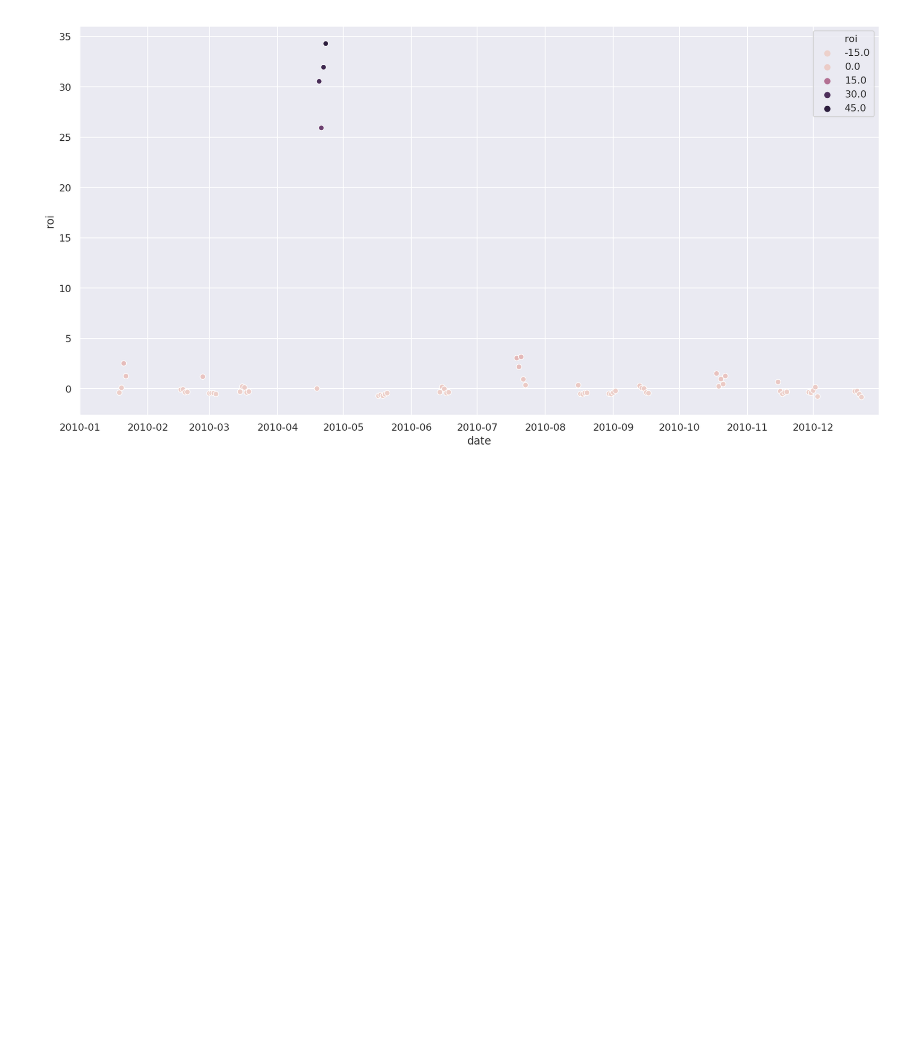
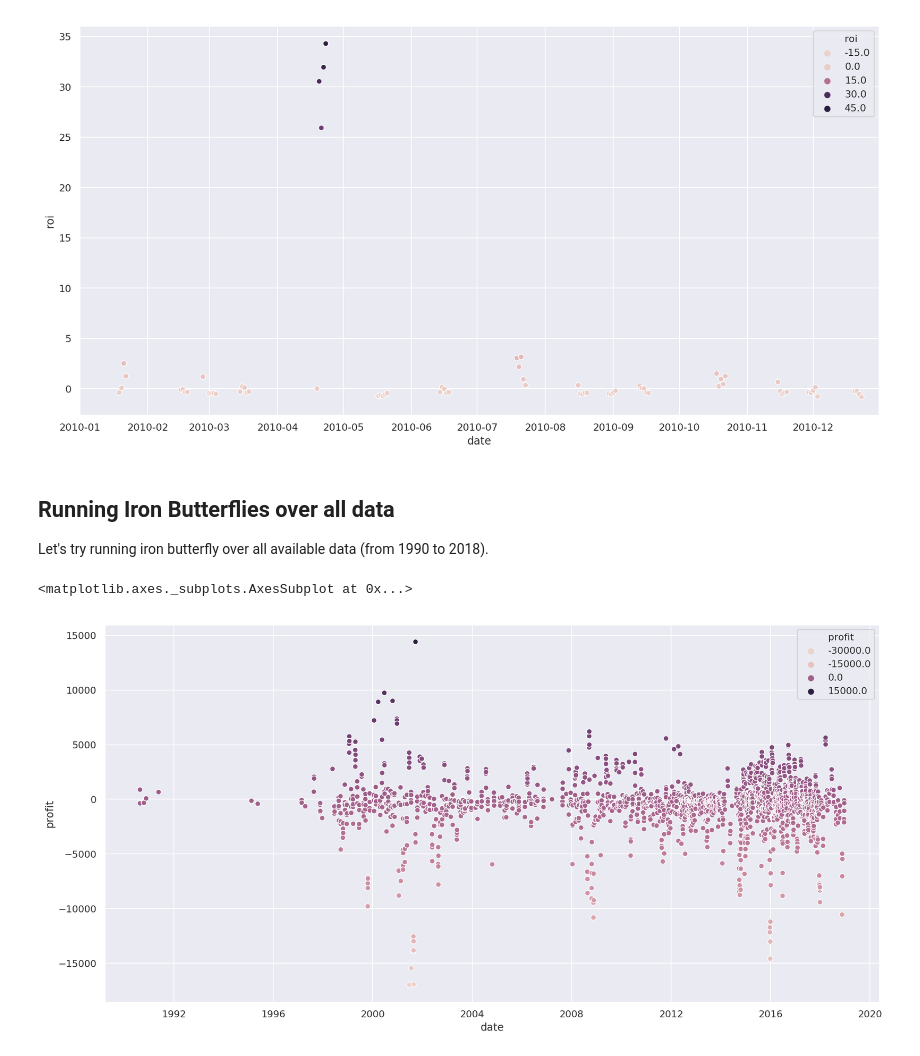
Before and after one commit to lambdaclass/finance_playground, a Jupyter notebook: notebooks/0.6-iron-butterfly.ipynb, the cells around one changed output. Cells and saved outputs as stored; diff of their text form; code cells hidden in the pictures; blank space fills up the shorter version.

Commit message:
Trying butterflies on all data

```diff
--- a/notebooks/0.6-iron-butterfly.ipynb
+++ b/notebooks/0.6-iron-butterfly.ipynb
@@ -175,3 +175,17 @@ sns.scatterplot(x=results.index, y="roi", hue="roi", data=results, ax=ax)
 # %% [output]
 <matplotlib.axes._subplots.AxesSubplot at 0x...>
 [figure]
+# %% [markdown]
+## Running Iron Butterflies over all data
+
+Let's try running iron butterfly over all available data (from 1990 to 2018).
+# %%
+all_data = pd.read_hdf("../data/options_data_v2.h5", key="/SPX")
+# %%
+results = iron_butterfly(all_data)
+# %%
+_fig, ax = plt.subplots(figsize=(16,8))
+sns.scatterplot(x=results.index, y="profit", hue="profit", data=results, ax=ax)
+# %% [output]
+<matplotlib.axes._subplots.AxesSubplot at 0x...>
+[figure, added]
```
Also changed, not shown: parts of 1 cell of this notebook.
